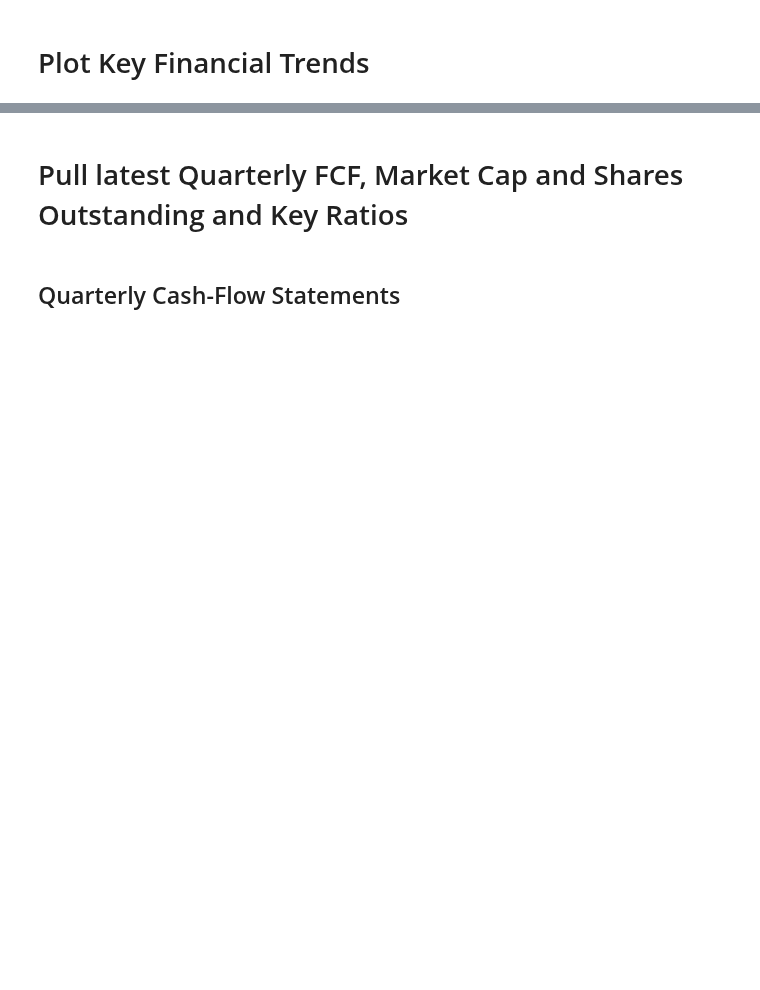
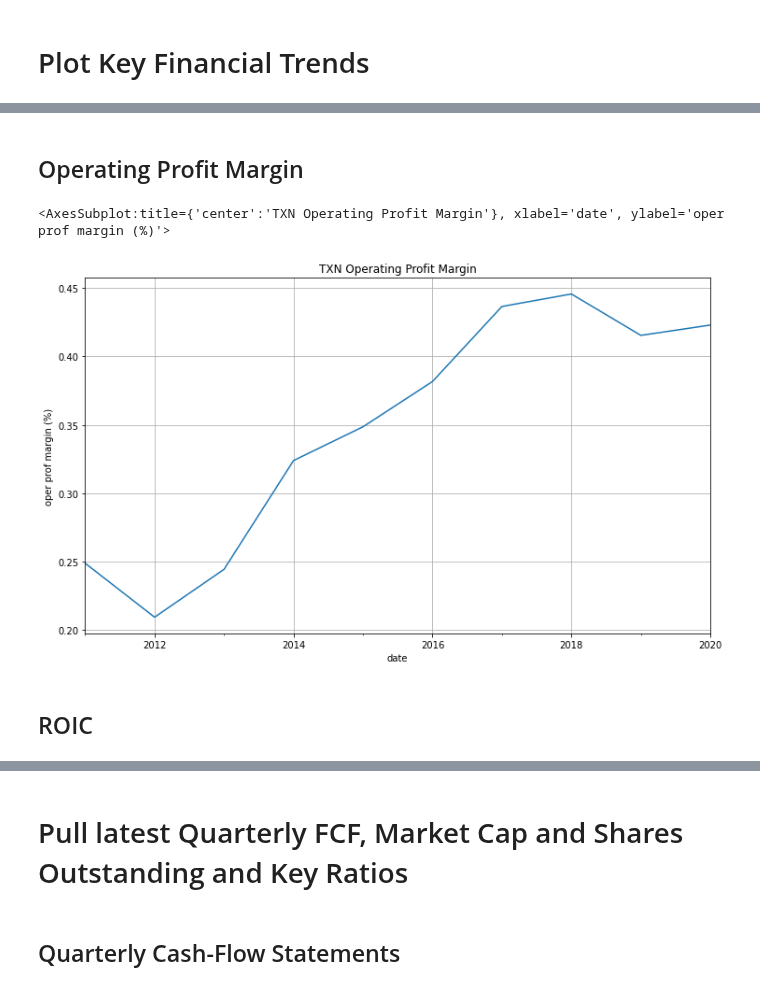
Before and after one commit to dbogatic/value_investing, a Jupyter notebook: intrinsic_value.ipynb, the cells around one changed output, grey strips where cells are left out. Drawn from its saved outputs; the diff is of its cells as text; code cells hidden in the pictures; blank space fills up the shorter version.

```diff
--- a/intrinsic_value.ipynb
+++ b/intrinsic_value.ipynb
@@ -219,3 +226,12 @@ annual_ratios.describe().T
+# %% [markdown]
+## Operating Profit Margin
+# %%
+annual_ratios['operatingProfitMargin'].astype('float').plot(figsize= (12,7), grid=True,title=f'{ticker} Operating Profit Margin',ylabel='oper prof margin (%)')
+# %% [output]
+<AxesSubplot:title={'center':'TXN Operating Profit Margin'}, xlabel='date', ylabel='oper prof margin (%)'>
+[figure, added]
+# %% [markdown]
+## ROIC
 # %%
 key_metrics['roic'].astype('float').plot(figsize= (12,7), grid=True,title=f'{ticker} ROIC',ylabel='roic')
 # %% [output]
```
Also changed, not shown: parts of 44 cells of this notebook, 1 other file.
